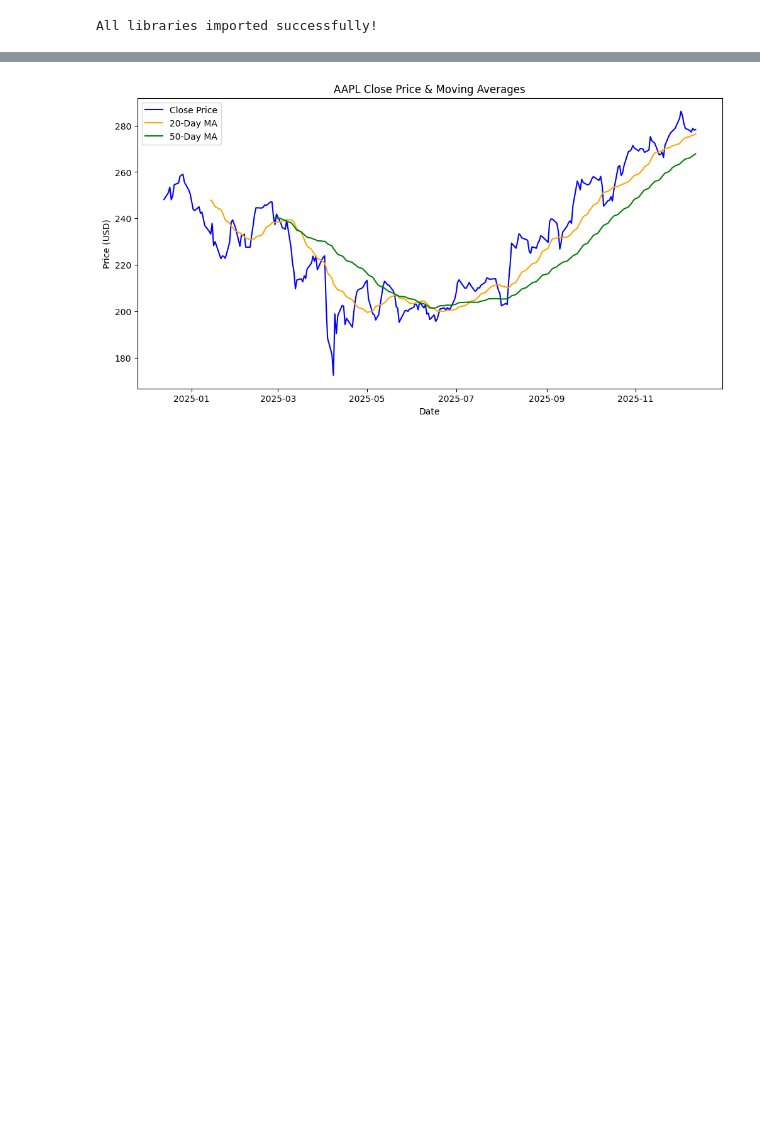
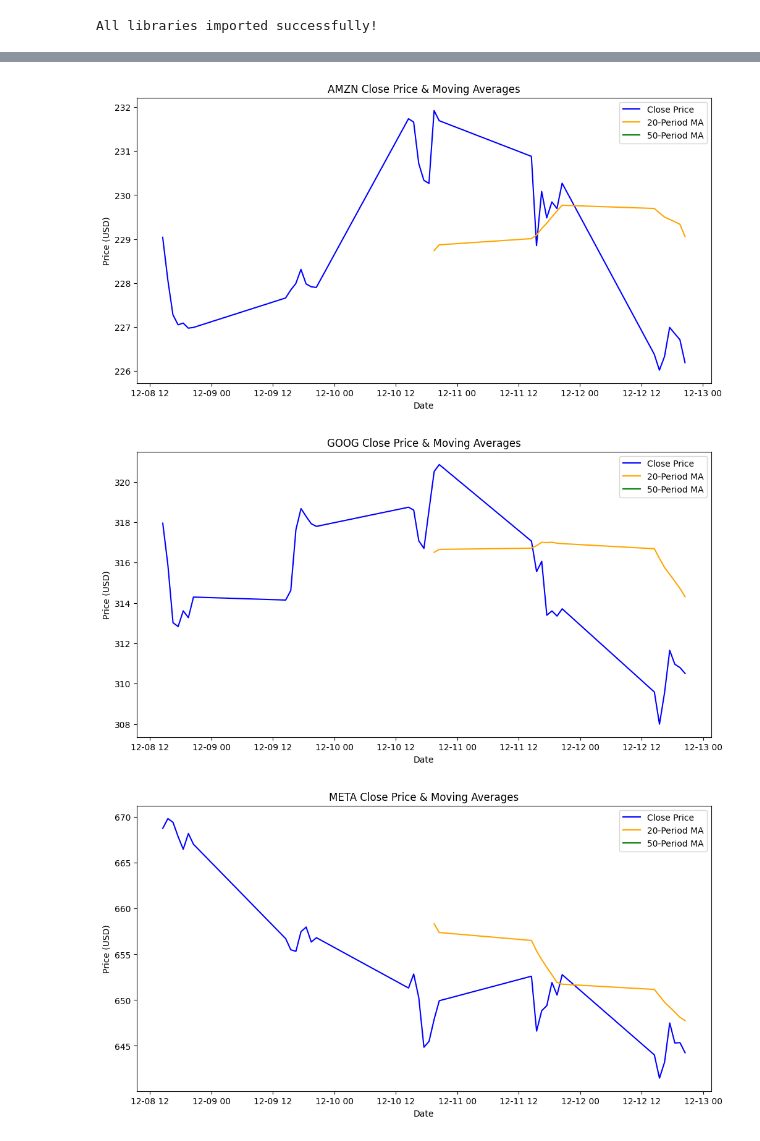
Before and after one commit to Robson41/computer_infrastructure_assessment, a Jupyter notebook: problems.ipynb, the cells around one changed output, grey strips where cells are left out. Saved outputs shown, nothing was run; the diff lists cells and outputs as text; code cells hidden in the pictures; blank space fills up the shorter version.

```diff
--- a/problems.ipynb
+++ b/problems.ipynb
@@ -116,39 +213,43 @@ stock_summary
 # %%
 # ==============================
-# Cell 6: Calculate and Plot Moving Averages
+# Cell 5: Calculate and Plot Moving Averages for FAANG Stocks
 # ==============================
 
-# Step 7a: Calculate 20-day moving average
-# .rolling(window=20) creates a moving window of 20 trading days
-# .mean() calculates the average closing price within that window
-# This smooths out short-term fluctuations in the stock price
-stock_data['MA20'] = stock_data['Close'].rolling(window=20).mean()
+# Define moving average windows
+short_window = 20  # short-term (20 periods)
+long_window = 50   # medium-term (50 periods)
 
-# Step 7b: Calculate 50-day moving average
-# A longer window gives a medium-term trend perspective
-stock_data['MA50'] = stock_data['Close'].rolling(window=50).mean()
+# Loop through each ticker in the cleaned FAANG data
+for ticker, df in faang_data.items():
+    # Step 5a: Calculate short-term moving average (MA20)
+    df['MA20'] = df['Close'].rolling(window=short_window).mean()
 
-# Step 7c: Set up the figure for plotting
-plt.figure(figsize=(12,6))
+    # Step 5b: Calculate medium-term moving average (MA50)
+    df['MA50'] = df['Close'].rolling(window=long_window).mean()
 
-# Step 7d: Plot the original closing price
-plt.plot(stock_data.index, stock_data['Close'], label='Close Price', color='blue')
+    # Step 5c: Set up the figure for plotting
+    plt.figure(figsize=(12,6))
 
-# Step 7e: Plot 20-day moving average
-plt.plot(stock_data.index, stock_data['MA20'], label='20-Day MA', color='orange')
+    # Step 5d: Plot the original closing price
+    plt.plot(df.index, df['Close'], label='Close Price', color='blue')
 
-# Step 7f: Plot 50-day moving average
-plt.plot(stock_data.index, stock_data['MA50'], label='50-Day MA', color='green')
+    # Step 5e: Plot 20-period moving average
+    plt.plot(df.index, df['MA20'], label=f'{short_window}-Period MA', color='orange')
 
-# Step 7g: Add title and axis labels
-plt.title(f'{ticker_symbol} Close Price & Moving Averages')
-plt.xlabel('Date')
-plt.ylabel('Price (USD)')
+    # Step 5f: Plot 50-period moving average
+    plt.plot(df.index, df['MA50'], label=f'{long_window}-Period MA', color='green')
 
-# Step 7h: Display legend to differentiate the lines
-plt.legend()
+    # Step 5g: Add title and axis labels
+    plt.title(f'{ticker} Close Price & Moving Averages')
+    plt.xlabel('Date')
+    plt.ylabel('Price (USD)')
 
-# Step 7i: Show the plot
-plt.show()
+    # Step 5h: Display legend to differentiate the lines
+    plt.legend()
+
+    # Step 5i: Show the plot
+    plt.show()
 # %% [output]
-[figure, old version]
+[figure, new version]
+[figure, added]
+[figure, added]
```
Also changed, not shown: parts of 7 cells of this notebook, 5 other files.
